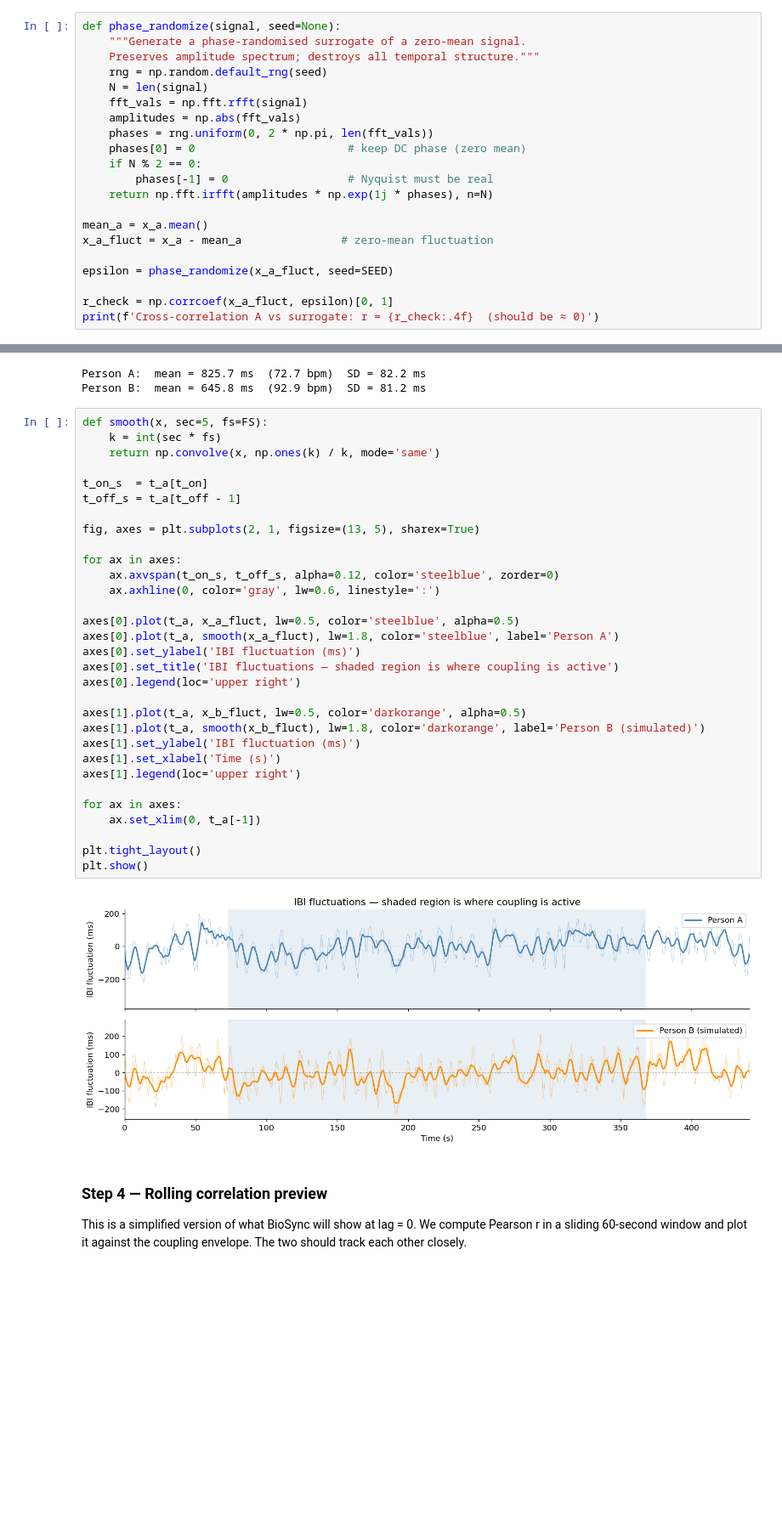
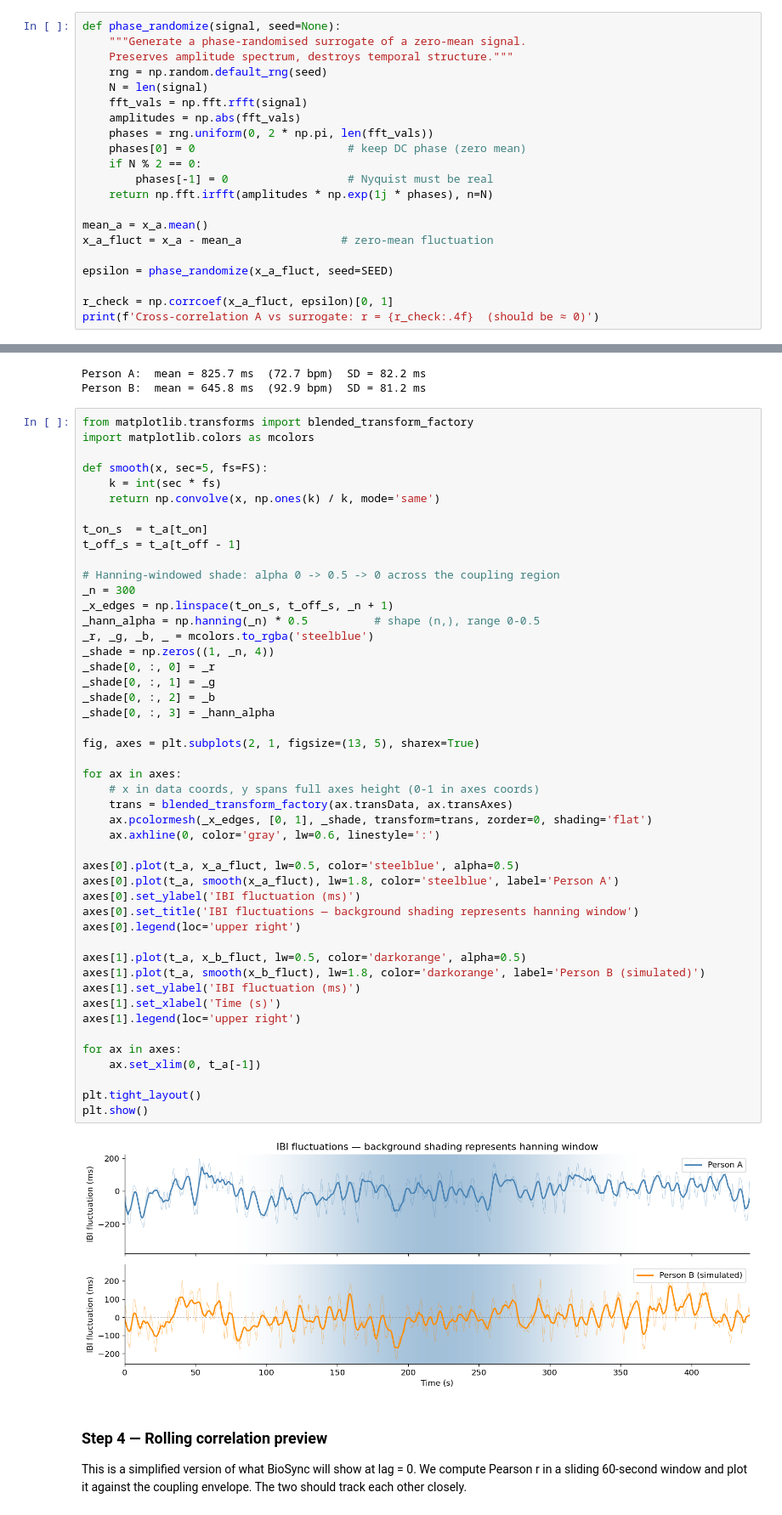
Before and after one commit to wunderwald/BioSync, a Jupyter notebook: simulated_data/simulated_data.ipynb, the cells around one changed output, grey strips where cells are left out. Shown at 85% size. Drawn from its saved outputs; the diff is of its cells as text; blank space fills up the shorter version.

Commit message:
improved viz of hanning window in ibi fluctuation plut

```diff
--- a/simulated_data/simulated_data.ipynb
+++ b/simulated_data/simulated_data.ipynb
@@ -129,7 +129,7 @@ an identical power spectrum but zero cross-correlation with A.
 # %%
 def phase_randomize(signal, seed=None):
     """Generate a phase-randomised surrogate of a zero-mean signal.
-    Preserves amplitude spectrum; destroys all temporal structure."""
+    Preserves amplitude spectrum, destroys temporal structure."""
     rng = np.random.default_rng(seed)
     N = len(signal)
     fft_vals = np.fft.rfft(signal)
@@ -289,38 +287,54 @@ print(f'Person B:  mean = {x_b.mean():.1f} ms  ({60000/x_b.mean():.1f} bpm)  SD
 Person A:  mean = 825.7 ms  (72.7 bpm)  SD = 82.2 ms
 Person B:  mean = 645.8 ms  (92.9 bpm)  SD = 81.2 ms
 # %%
+from matplotlib.transforms import blended_transform_factory
+import matplotlib.colors as mcolors
+
 def smooth(x, sec=5, fs=FS):
     k = int(sec * fs)
     return np.convolve(x, np.ones(k) / k, mode='same')
 
 t_on_s  = t_a[t_on]
 t_off_s = t_a[t_off - 1]
 
+# Hanning-windowed shade: alpha 0 -> 0.5 -> 0 across the coupling region
+_n = 300
+_x_edges = np.linspace(t_on_s, t_off_s, _n + 1)
+_hann_alpha = np.hanning(_n) * 0.5          # shape (n,), range 0-0.5
+_r, _g, _b, _ = mcolors.to_rgba('steelblue')
+_shade = np.zeros((1, _n, 4))
+_shade[0, :, 0] = _r
+_shade[0, :, 1] = _g
+_shade[0, :, 2] = _b
+_shade[0, :, 3] = _hann_alpha
+
 fig, axes = plt.subplots(2, 1, figsize=(13, 5), sharex=True)
 
 for ax in axes:
-    ax.axvspan(t_on_s, t_off_s, alpha=0.12, color='steelblue', zorder=0)
+    # x in data coords, y spans full axes height (0-1 in axes coords)
+    trans = blended_transform_factory(ax.transData, ax.transAxes)
+    ax.pcolormesh(_x_edges, [0, 1], _shade, transform=trans, zorder=0, shading='flat')
     ax.axhline(0, color='gray', lw=0.6, linestyle=':')
 
 axes[0].plot(t_a, x_a_fluct, lw=0.5, color='steelblue', alpha=0.5)
 axes[0].plot(t_a, smooth(x_a_fluct), lw=1.8, color='steelblue', label='Person A')
 axes[0].set_ylabel('IBI fluctuation (ms)')
-axes[0].set_title('IBI fluctuations — shaded region is where coupling is active')
+axes[0].set_title('IBI fluctuations — background shading represents hanning window')
 axes[0].legend(loc='upper right')
 
 axes[1].plot(t_a, x_b_fluct, lw=0.5, color='darkorange', alpha=0.5)
 axes[1].plot(t_a, smooth(x_b_fluct), lw=1.8, color='darkorange', label='Person B (simulated)')
 axes[1].set_ylabel('IBI fluctuation (ms)')
 axes[1].set_xlabel('Time (s)')
 axes[1].legend(loc='upper right')
 
 for ax in axes:
     ax.set_xlim(0, t_a[-1])
 
 plt.tight_layout()
 plt.show()
 # %% [output]
-[figure, old version]
+[figure, new version]
 # %% [markdown]
 ### Step 4 — Rolling correlation preview
 
```
Also changed, not shown: parts of 3 cells of this notebook.
